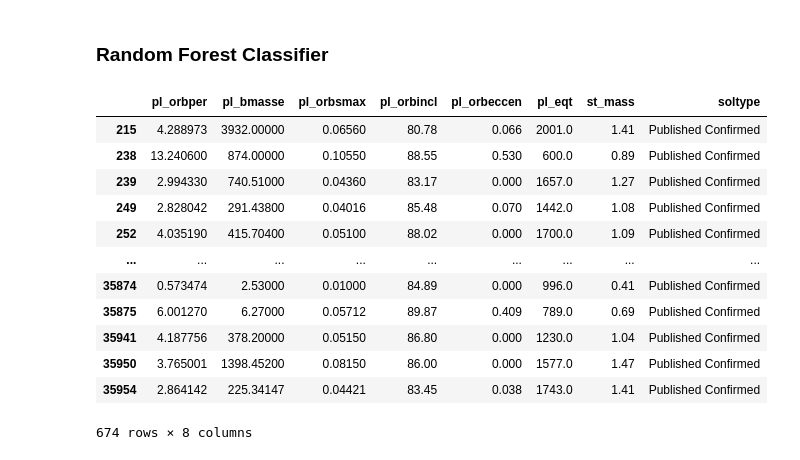
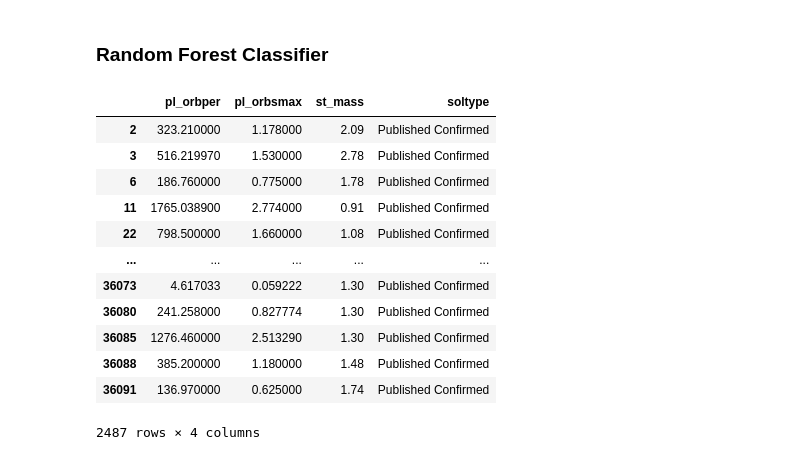
Before and after one commit to albertoseleto/exoplanets-classifier, a Jupyter notebook: thesis.ipynb, the cells around one changed output. Saved outputs shown, nothing was run; the diff lists cells and outputs as text; code cells hidden in the pictures.

```diff
--- a/thesis.ipynb
+++ b/thesis.ipynb
@@ -315,29 +362,32 @@ df_filtered_3
 # %%
 
 
 # Step 3: Filter the dataset
 df_confirmed = df_filtered_3[df_filtered_3['soltype'] == 'Published Confirmed']
 df_other = df_filtered_3[df_filtered_3['soltype'] != 'Published Confirmed']
 
 # Step 4: Prepare the data
 # Assuming 'columns_to_use' is a list of column names you want to use for the model
-columns_to_use = ['pl_orbper', 'pl_bmasse', 'pl_orbsmax', 'pl_orbincl', 'pl_orbeccen', 'pl_eqt', 'st_mass']
+#pl_orbincl, pl_orbeccen, pl_eqt, pl_bmasse
+columns_to_use = ['pl_orbper', 'pl_orbsmax', 'st_mass']
+df_other = df_other[columns_to_use ]
+df_confirmed = df_confirmed[columns_to_use]
 df_ml = df_filtered_3[columns_to_use + ['soltype']].dropna()
 df_ml
 # %% [output]
-|  | pl_orbper | pl_bmasse | pl_orbsmax | pl_orbincl | pl_orbeccen | pl_eqt | st_mass | soltype |
-| 215 | 4.288973 | 3932.00000 | 0.06560 | 80.78 | 0.066 | 2001.0 | 1.41 | Published Confirmed |
-| 238 | 13.240600 | 874.00000 | 0.10550 | 88.55 | 0.530 | 600.0 | 0.89 | Published Confirmed |
-| 239 | 2.994330 | 740.51000 | 0.04360 | 83.17 | 0.000 | 1657.0 | 1.27 | Published Confirmed |
-| 249 | 2.828042 | 291.43800 | 0.04016 | 85.48 | 0.070 | 1442.0 | 1.08 | Published Confirmed |
-| 252 | 4.035190 | 415.70400 | 0.05100 | 88.02 | 0.000 | 1700.0 | 1.09 | Published Confirmed |
-| ... | ... | ... | ... | ... | ... | ... | ... | ... |
-| 35874 | 0.573474 | 2.53000 | 0.01000 | 84.89 | 0.000 | 996.0 | 0.41 | Published Confirmed |
-| 35875 | 6.001270 | 6.27000 | 0.05712 | 89.87 | 0.409 | 789.0 | 0.69 | Published Confirmed |
-| 35941 | 4.187756 | 378.20000 | 0.05150 | 86.80 | 0.000 | 1230.0 | 1.04 | Published Confirmed |
-| 35950 | 3.765001 | 1398.45200 | 0.08150 | 86.00 | 0.000 | 1577.0 | 1.47 | Published Confirmed |
-| 35954 | 2.864142 | 225.34147 | 0.04421 | 83.45 | 0.038 | 1743.0 | 1.41 | Published Confirmed |
+|  | pl_orbper | pl_orbsmax | st_mass | soltype |
+| 2 | 323.210000 | 1.178000 | 2.09 | Published Confirmed |
+| 3 | 516.219970 | 1.530000 | 2.78 | Published Confirmed |
+| 6 | 186.760000 | 0.775000 | 1.78 | Published Confirmed |
+| 11 | 1765.038900 | 2.774000 | 0.91 | Published Confirmed |
+| 22 | 798.500000 | 1.660000 | 1.08 | Published Confirmed |
+| ... | ... | ... | ... | ... |
+| 36073 | 4.617033 | 0.059222 | 1.30 | Published Confirmed |
+| 36080 | 241.258000 | 0.827774 | 1.30 | Published Confirmed |
+| 36085 | 1276.460000 | 2.513290 | 1.30 | Published Confirmed |
+| 36088 | 385.200000 | 1.180000 | 1.48 | Published Confirmed |
+| 36091 | 136.970000 | 0.625000 | 1.74 | Published Confirmed |
-674 rows × 8 columns
+2487 rows × 4 columns
 # %%
 
 X = df_ml[columns_to_use]
```
Also changed, not shown: parts of 36 cells of this notebook, 11 other files.
